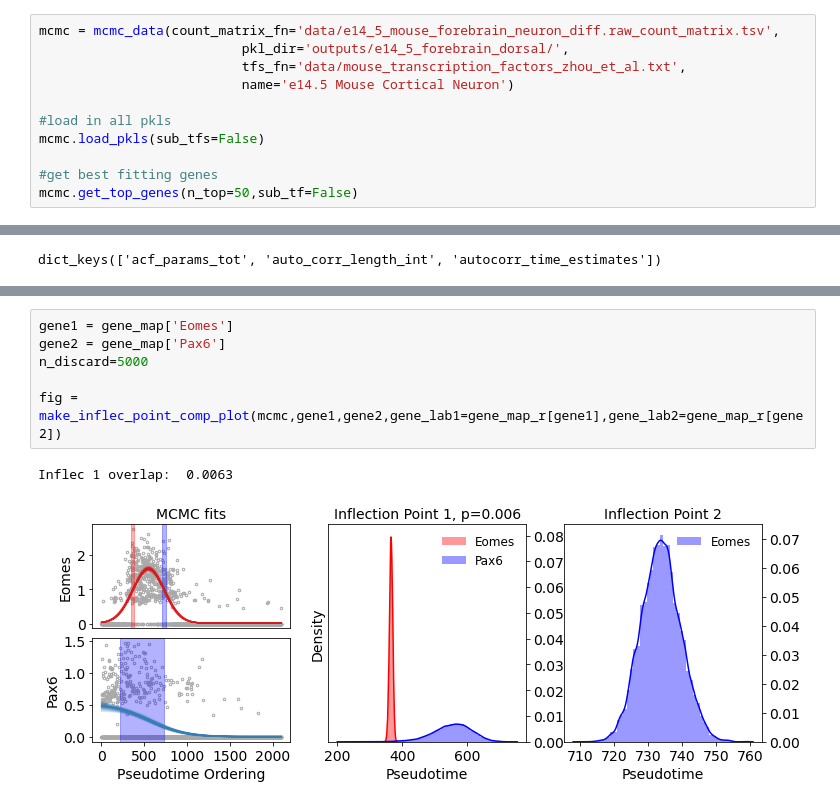
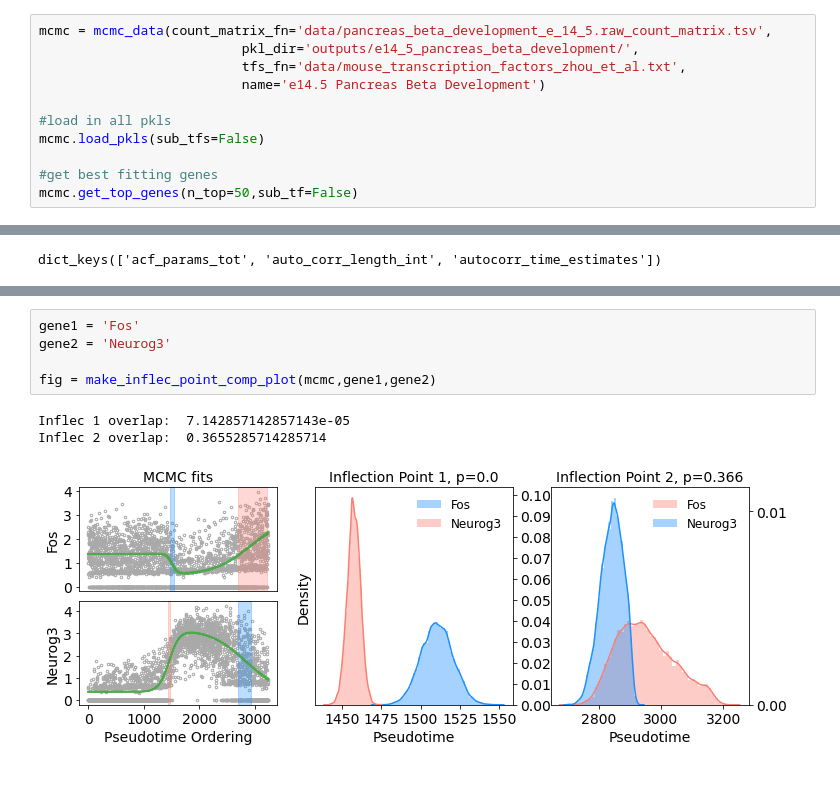
Before and after one commit to daniel-rosebrock/transcriptional_cascades, a Jupyter notebook: load_mcmc_run.ipynb, the cells around one changed output, grey strips where cells are left out. Drawn from its saved outputs; the diff is of its cells as text; blank space fills up the shorter version.

```diff
--- a/load_mcmc_run.ipynb
+++ b/load_mcmc_run.ipynb
@@ -19,10 +19,10 @@ import matplotlib.pyplot as plt
 import warnings
 warnings.filterwarnings('ignore')
 # %%
-mcmc = mcmc_data(count_matrix_fn='data/e14_5_mouse_forebrain_neuron_diff.raw_count_matrix.tsv',
-                          pkl_dir='outputs/e14_5_forebrain_dorsal/',
+mcmc = mcmc_data(count_matrix_fn='data/pancreas_beta_development_e_14_5.raw_count_matrix.tsv',
+                          pkl_dir='outputs/e14_5_pancreas_beta_development/',
                           tfs_fn='data/mouse_transcription_factors_zhou_et_al.txt',
-                          name='e14.5 Mouse Cortical Neuron')
+                          name='e14.5 Pancreas Beta Development')
 
 #load in all pkls
 mcmc.load_pkls(sub_tfs=False)
@@ -140,9 +102,9 @@ Inflec 2 overlap:  0.0
 # %%
-gene1 = gene_map['Eomes']
-gene2 = gene_map['Pax6']
-n_discard=5000
+gene1 = 'Fos'
+gene2 = 'Neurog3'
 
-fig = make_inflec_point_comp_plot(mcmc,gene1,gene2,gene_lab1=gene_map_r[gene1],gene_lab2=gene_map_r[gene2])
+fig = make_inflec_point_comp_plot(mcmc,gene1,gene2)
 # %% [output]
-Inflec 1 overlap:  0.0063
+Inflec 1 overlap:  7.142857142857143e-05
+Inflec 2 overlap:  0.3655285714285714
-[figure, old version]
+[figure, new version]
```
Also changed, not shown: parts of 20 cells of this notebook.
